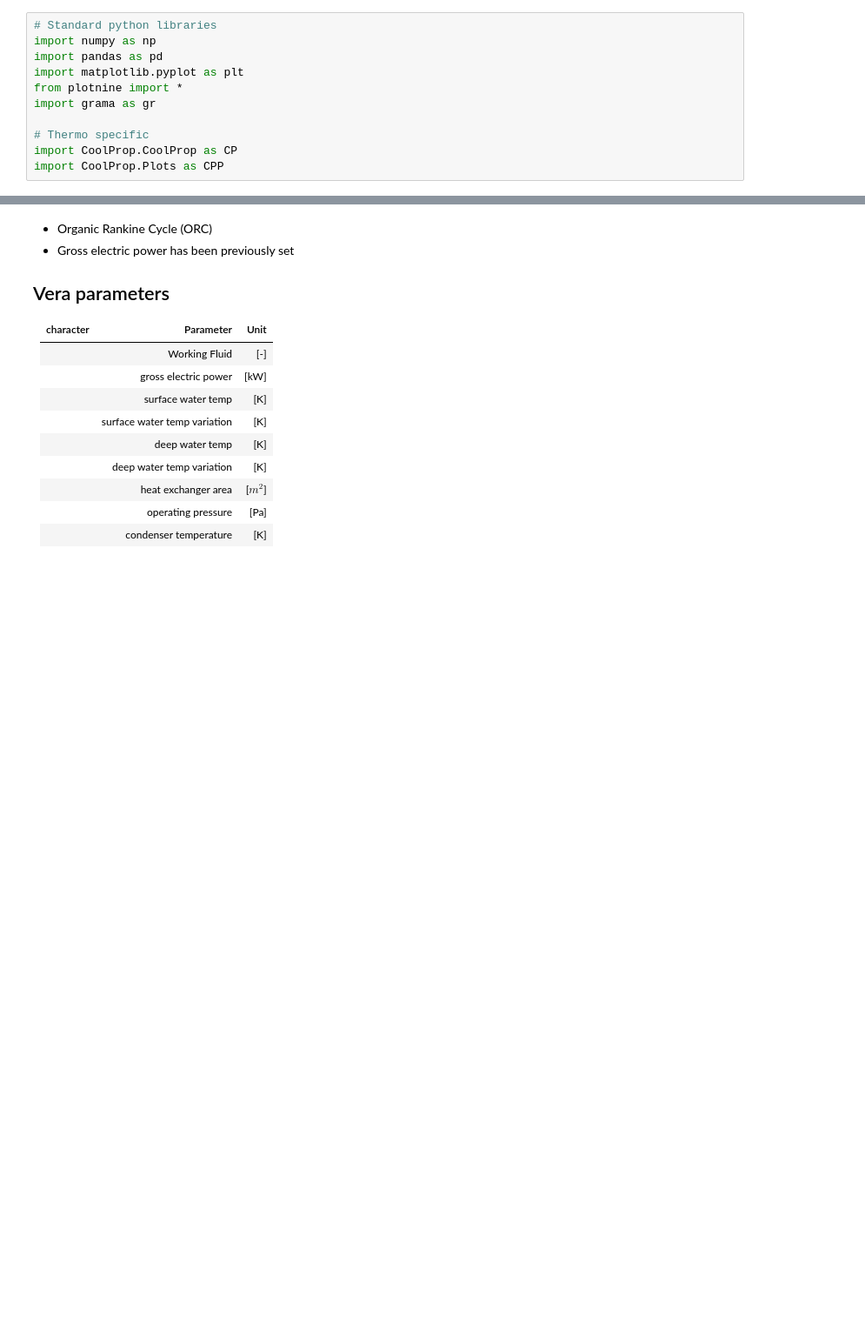
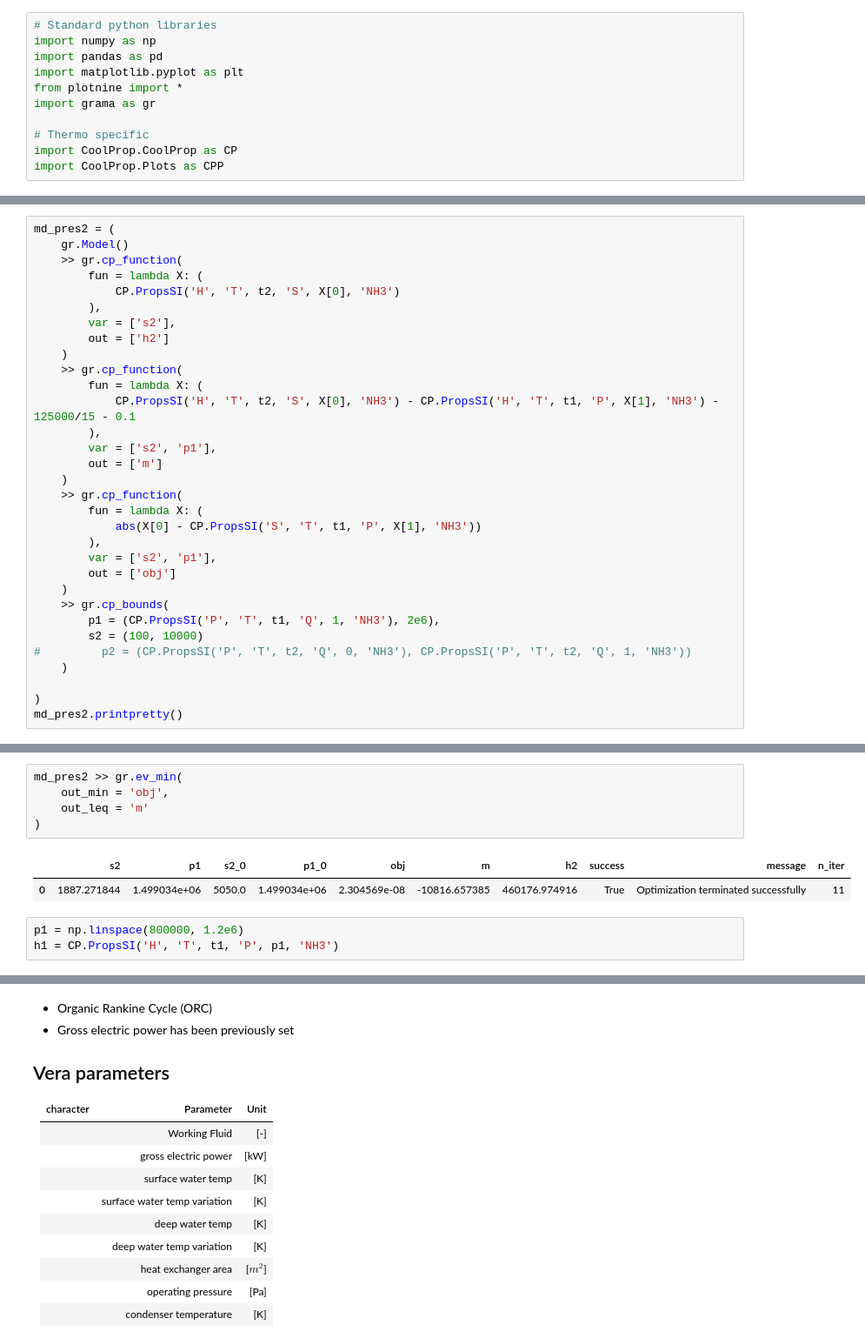
Before and after one commit to jzerez/OTEC_Modeling, a Jupyter notebook: shawn_thermo.ipynb, the cells around one changed output, grey strips where cells are left out. Shown at 87% size. Cells and saved outputs as stored; diff of their text form; blank space fills up the shorter version.

Commit message:
initial modeling

```diff
--- a/shawn_thermo.ipynb
+++ b/shawn_thermo.ipynb
@@ -81,0 +211,32 @@ model: None
+# %%
+md_pres2 = (
+    gr.Model()
+    >> gr.cp_function(
+        fun = lambda X: (
+            CP.PropsSI('H', 'T', t2, 'S', X[0], 'NH3')
+        ),
+        var = ['s2'],
+        out = ['h2']
+    )
+    >> gr.cp_function(
+        fun = lambda X: (
+            CP.PropsSI('H', 'T', t2, 'S', X[0], 'NH3') - CP.PropsSI('H', 'T', t1, 'P', X[1], 'NH3') - 125000/15 - 0.1
+        ),
+        var = ['s2', 'p1'],
+        out = ['m']
+    )
+    >> gr.cp_function(
+        fun = lambda X: (
+            abs(X[0] - CP.PropsSI('S', 'T', t1, 'P', X[1], 'NH3'))
+        ),
+        var = ['s2', 'p1'],
+        out = ['obj']
+    )
+    >> gr.cp_bounds(
+        p1 = (CP.PropsSI('P', 'T', t1, 'Q', 1, 'NH3'), 2e6),
+        s2 = (100, 10000)
+#         p2 = (CP.PropsSI('P', 'T', t2, 'Q', 0, 'NH3'), CP.PropsSI('P', 'T', t2, 'Q', 1, 'NH3'))
+    )
+
+)
+md_pres2.printpretty()
@@ -81,0 +257,11 @@ model: None
+# %%
+md_pres2 >> gr.ev_min(
+    out_min = 'obj',
+    out_leq = 'm'
+)
+# %% [output]
+|  | s2 | p1 | s2_0 | p1_0 | obj | m | h2 | success | message | n_iter |
+| 0 | 1887.271844 | 1.499034e+06 | 5050.0 | 1.499034e+06 | 2.304569e-08 | -10816.657385 | 460176.974916 | True | Optimization terminated successfully | 11 |
+# %%
+p1 = np.linspace(800000, 1.2e6)
+h1 = CP.PropsSI('H', 'T', t1, 'P', p1, 'NH3')
```
Also changed, not shown: parts of 14 cells of this notebook.
